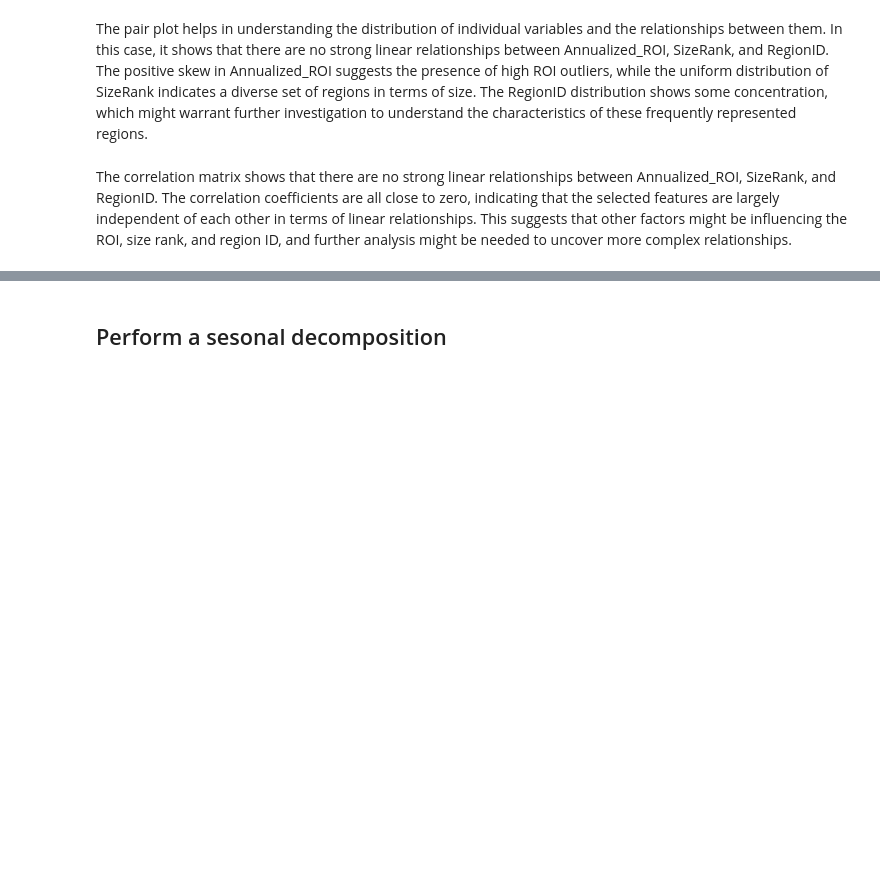
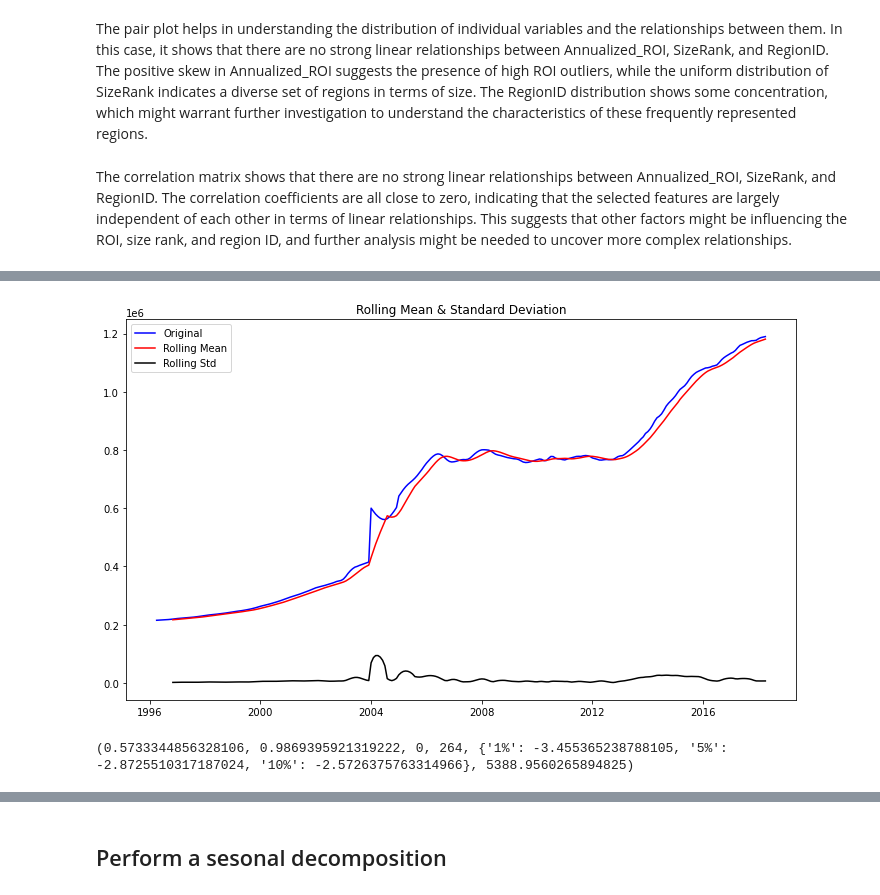
Before and after one commit to Sandrakiptumm/phase-4-group-3-project, a Jupyter notebook: index.ipynb, the cells around one changed output, grey strips where cells are left out. Drawn from its saved outputs; the diff is of its cells as text; code cells hidden in the pictures; blank space fills up the shorter version.

```diff
--- a/index.ipynb
+++ b/index.ipynb
@@ -929,0 +605,26 @@ plt.show()
+# %%
+
+roll_mean = nyc.rolling(window=8, center=False).mean()
+roll_std = nyc.rolling(window=8, center=False).std()
+# %%
+fig = plt.figure(figsize=(12,7))
+plt.plot(nyc, color='blue', label='Original')
+plt.plot(roll_mean, color='red', label='Rolling Mean')
+plt.plot(roll_std, color='black', label = 'Rolling Std')
+plt.legend(loc='best')
+plt.title('Rolling Mean & Standard Deviation')
+plt.show(block=False)
+# %% [output]
+[figure, added]
+# %%
+from statsmodels.tsa.stattools import adfuller
+
+dftest = adfuller(nyc)
+
+# Extract and display test results in a user friendly manner
+dfoutput = pd.Series(dftest[0:4], index=['Test Statistic', 'p-value', '#Lags Used', 'Number of Observations Used'])
+for key,value in dftest[4].items():
+    dfoutput['Critical Value (%s)'%key] = value
+print(dftest)
+# %% [output]
+(0.5733344856328106, 0.9869395921319222, 0, 264, {'1%': -3.455365238788105, '5%': -2.8725510317187024, '10%': -2.5726375763314966}, 5388.9560265894825)
```
Also changed, not shown: parts of 66 cells of this notebook.
